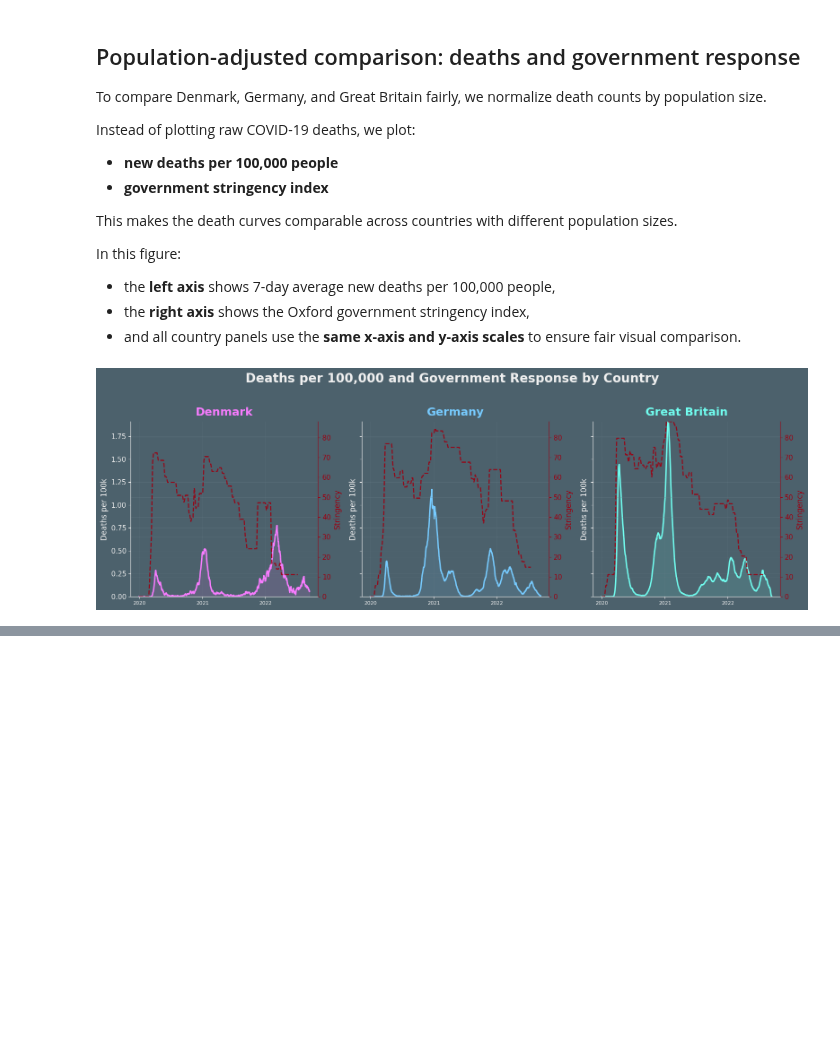
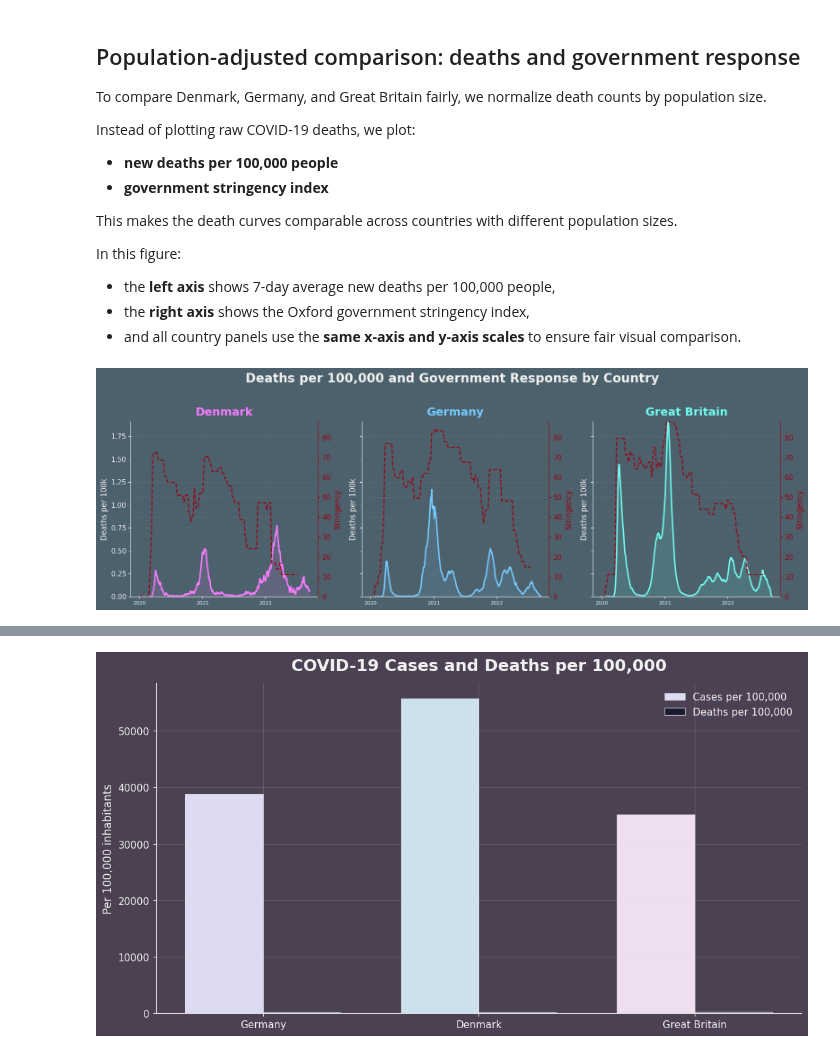
Before and after one commit to vichalder/final_project, a Jupyter notebook: notebooks/Kats_arbejdsfil.ipynb, the cells around one changed output, grey strips where cells are left out. Drawn from its saved outputs; the diff is of its cells as text; code cells hidden in the pictures; blank space fills up the shorter version.

```diff
--- a/notebooks/Kats_arbejdsfil.ipynb
+++ b/notebooks/Kats_arbejdsfil.ipynb
@@ -1568,0 +1641,13 @@ Note: recovery data is less complete than confirmed case and death data, so the
+# %%
+BG_DARK = "#4C4153"
+LAND_LIGHT = "#F0F0F0"
+TEXT_LIGHT = "#F0F0F0"
+BORDER_SOFT = "#D9E0E4"
+
+ACCENT_1 = "#3A3A5C"
+ACCENT_2 = "#1A1A2E"
+ACCENT_3 = "#EFDEF0"
+ACCENT_4 = "#DEDAF2"
+ACCENT_5 = "#CDE1ED"
+ACCENT_6 = "#E1ECF3"
+ACCENT_7 = "#D8ECEA"
@@ -1702,0 +1721,64 @@ SyntaxError: invalid syntax (3832129496.py, line 5)
+# %%
+import matplotlib.pyplot as plt
+import numpy as np
+import matplotlib as mpl
+
+mpl.rcParams["figure.facecolor"] = BG_DARK
+mpl.rcParams["axes.facecolor"] = BG_DARK
+mpl.rcParams["savefig.facecolor"] = BG_DARK
+mpl.rcParams["axes.edgecolor"] = TEXT_LIGHT
+mpl.rcParams["axes.labelcolor"] = TEXT_LIGHT
+mpl.rcParams["xtick.color"] = TEXT_LIGHT
+mpl.rcParams["ytick.color"] = TEXT_LIGHT
+mpl.rcParams["text.color"] = TEXT_LIGHT
+mpl.rcParams["axes.titleweight"] = "bold"
+mpl.rcParams["axes.titlesize"] = 18
+mpl.rcParams["axes.labelsize"] = 12
+mpl.rcParams["font.size"] = 11
+mpl.rcParams["grid.color"] = BORDER_SOFT
+mpl.rcParams["grid.alpha"] = 0.18
+mpl.rcParams["axes.grid"] = True
+
+plot_df = latest_country_totals.copy()
+
+x = np.arange(len(plot_df))
+width = 0.36
+
+fig, ax = plt.subplots(figsize=(11, 6))
+
+case_colors = [country_colors[c] for c in plot_df["location_key"]]
+death_colors = [ACCENT_2, ACCENT_1, "#6E5A7E"]
+
+bars1 = ax.bar(
+    x - width/2,
+    plot_df["cases_per_100k"],
+    width,
+    label="Cases per 100,000",
+    color=case_colors,
+    edgecolor=BORDER_SOFT,
+    linewidth=0.8
+)
+
+bars2 = ax.bar(
+    x + width/2,
+    plot_df["deaths_per_100k"],
+    width,
+    label="Deaths per 100,000",
+    color=death_colors,
+    edgecolor=BORDER_SOFT,
+    linewidth=0.8
+)
+
+ax.set_title("COVID-19 Cases and Deaths per 100,000", pad=14)
+ax.set_ylabel("Per 100,000 inhabitants")
+ax.set_xticks(x)
+ax.set_xticklabels(plot_df["country"])
+ax.legend(frameon=False)
+
+ax.spines["top"].set_visible(False)
+ax.spines["right"].set_visible(False)
+
+plt.tight_layout()
+plt.show()
+# %% [output]
+[figure, added]
```
Also changed, not shown: parts of 47 cells of this notebook.
